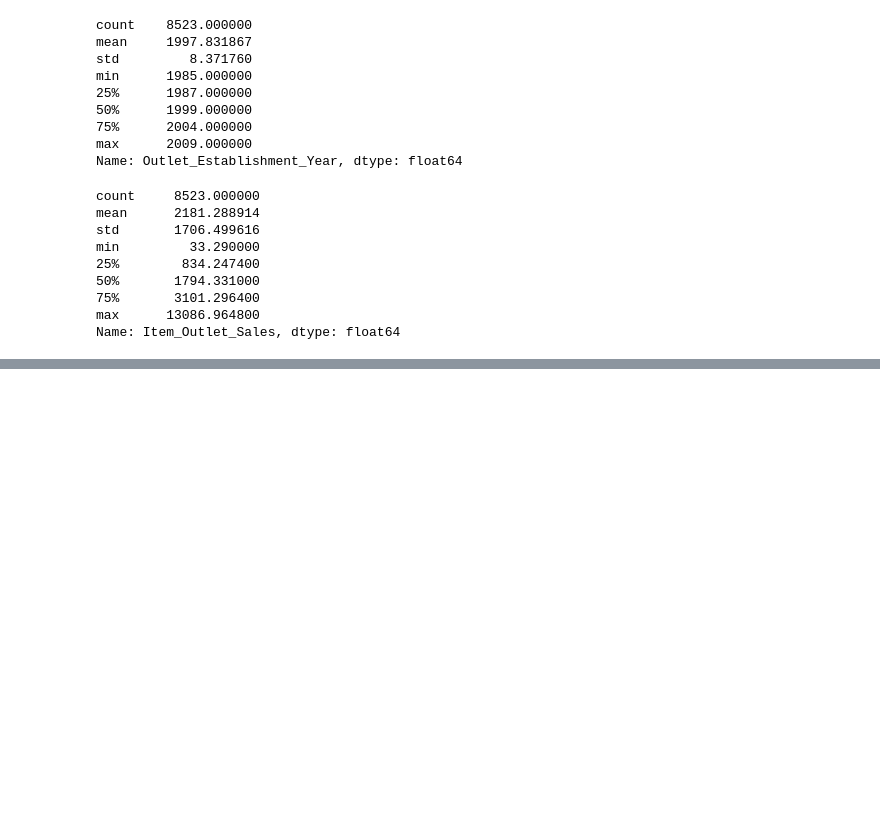
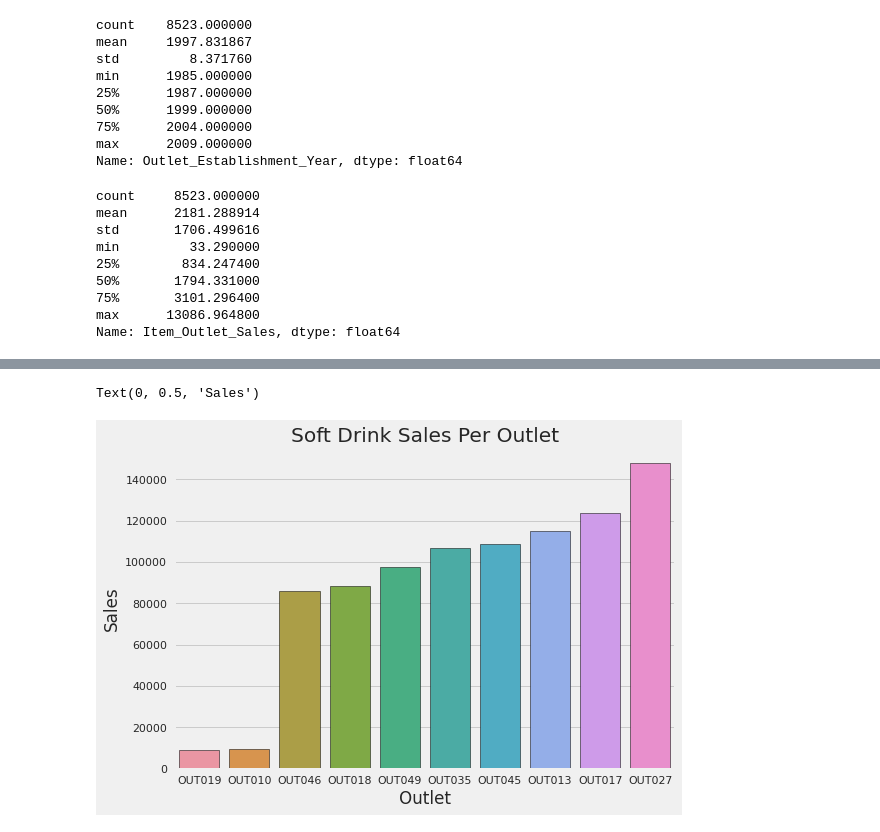
Before and after one commit to blakedshull/datascience, a Jupyter notebook: Sales_Predictions.ipynb, the cells around one changed output, grey strips where cells are left out. Cells and saved outputs as stored; diff of their text form; code cells hidden in the pictures; blank space fills up the shorter version.

```diff
--- a/Sales_Predictions.ipynb
+++ b/Sales_Predictions.ipynb
@@ -311,0 +312,16 @@ plt.show()
+# %%
+filter = df[df['Item_Type'] == 'Soft Drinks']
+plt.style.use('fivethirtyeight')
+sales_by_outlet = filter.groupby('Outlet_Identifier')['Item_Outlet_Sales'].sum().reset_index()
+sales_by_outlet = sales_by_outlet.sort_values(by = 'Item_Outlet_Sales')
+sns.barplot(data = sales_by_outlet, x = 'Outlet_Identifier', y = 'Item_Outlet_Sales', edgecolor='black')
+plt.title("Soft Drink Sales Per Outlet")
+plt.xlabel("Outlet")
+plt.ylabel("Sales")
+
+# If a sugary drink tax were to pass this graph does a good job showing which ones would be most affected aggregate.  But in order to find out the
+# full context, we need to understand soft drink sales as a percent of their total sales.  I'll be analyzing the top outlet against an average sales one and
+# the bottom sales one to see if outlet 27 just sells more items, or if it is proportionally in trouble.
+# %% [output]
+Text(0, 0.5, 'Sales')
+[figure, added]
```
Also changed, not shown: parts of 8 cells of this notebook.
